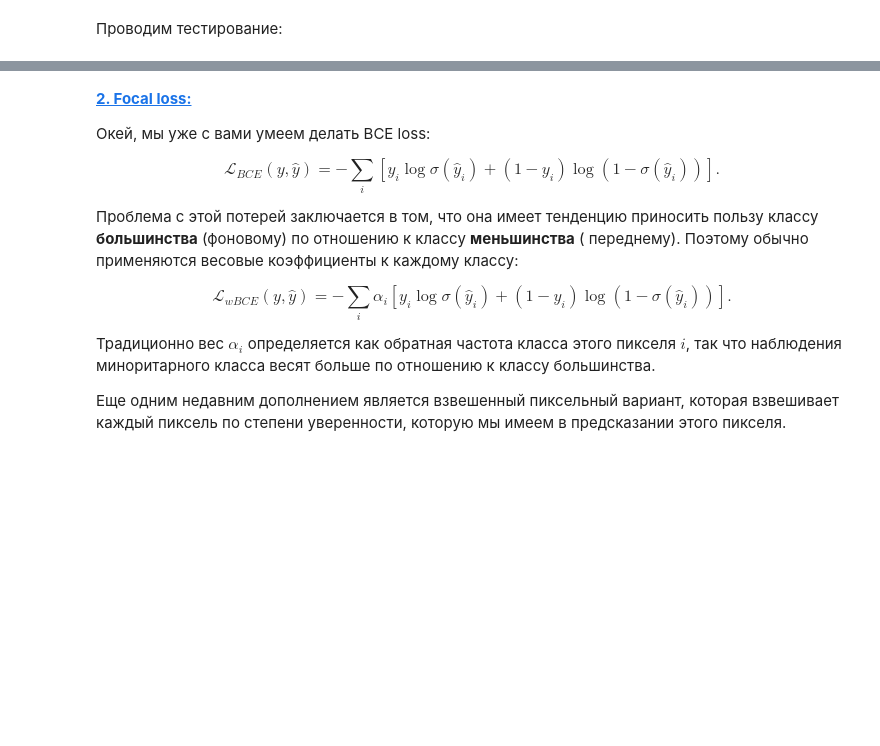
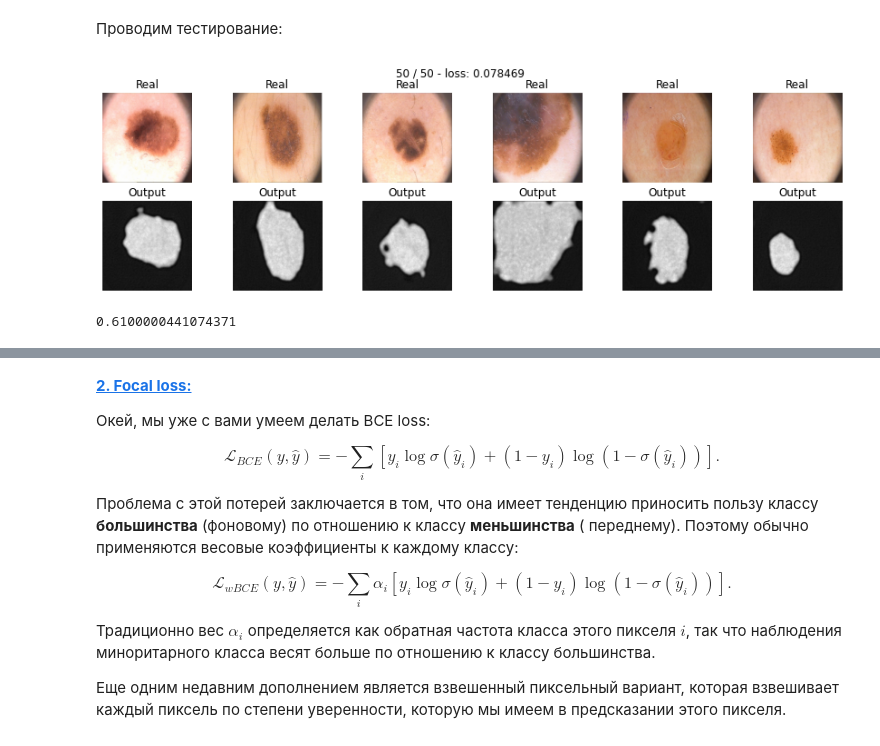
Before and after one commit to noname19871/DLS2022_advanced, a Jupyter notebook: homeworks/homework6/[homework]semantic_segmentation.ipynb, the cells around one changed output, grey strips where cells are left out. Saved outputs shown, nothing was run; the diff lists cells and outputs as text; code cells hidden in the pictures; blank space fills up the shorter version.

```diff
--- a/homeworks/homework6/[homework]semantic_segmentation.ipynb
+++ b/homeworks/homework6/[homework]semantic_segmentation.ipynb
@@ -507,10 +522,31 @@ def dice_loss(y_real, y_pred):
+# %%
+class DiceLoss(nn.Module):
+    def __init__(
+        self,
+        eps: float = 1e-6
+    ):
+        super().__init__()
+        self.eps = eps
+
+    def forward(self, y_pred: torch.Tensor, y_real: torch.Tensor) -> torch.Tensor:
+        # нормализуем выходы модели в диапазон (0, 1)
+        y_pred = torch.sigmoid(y_pred)
+        num = 2 * (y_real * y_pred).sum()
+        den = (y_real + y_pred).sum()
+        res = 1 -  ((num + self.eps) / (den + self.eps))
+        return res
 # %% [markdown]
 Проводим тестирование:
 # %%
 model_dice = SegNet().to(device)
 
-max_epochs = 40
-optimaizer = optim.Adam(model_dice.parameters())
-train(model_dice, optimaizer, dice_loss, max_epochs, data_tr, data_val)
+max_epochs = 50
+optimizer = optim.Adam(model_dice.parameters(), lr=1e-4)
+criterion = DiceLoss()
+dice_train_losses, dice_train_iou, dice_val_losses, dice_val_iou = train(model_dice, optimizer, criterion, max_epochs, data_tr, data_val, device=device)
+# %% [output]
+[figure, added]
 # %%
 score_model(model_dice, iou_pytorch, data_val)
+# %% [output]
+0.6100000441074371
```
Also changed, not shown: parts of 25 cells of this notebook.
